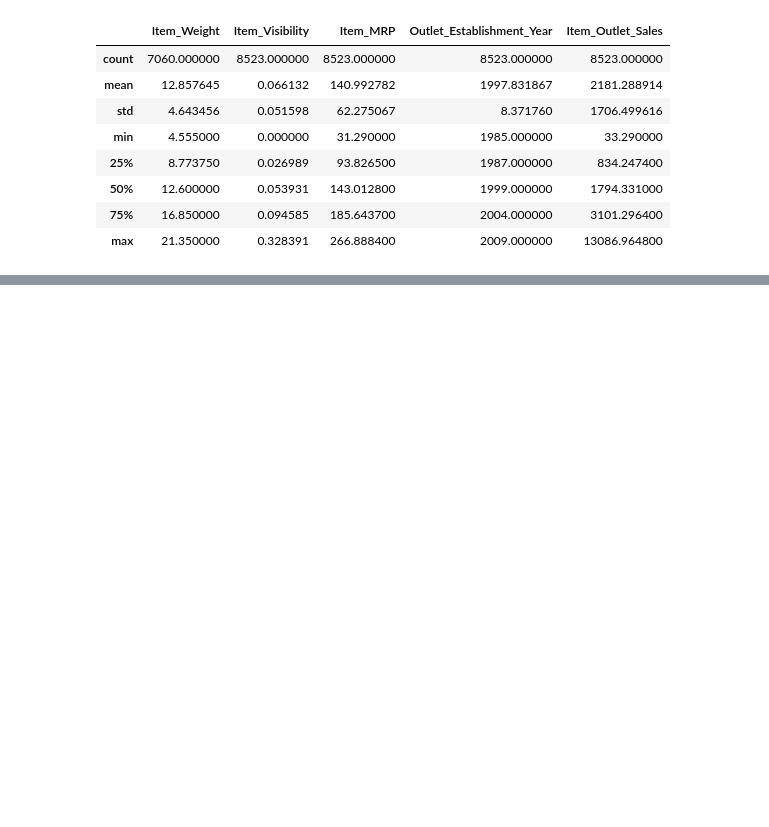
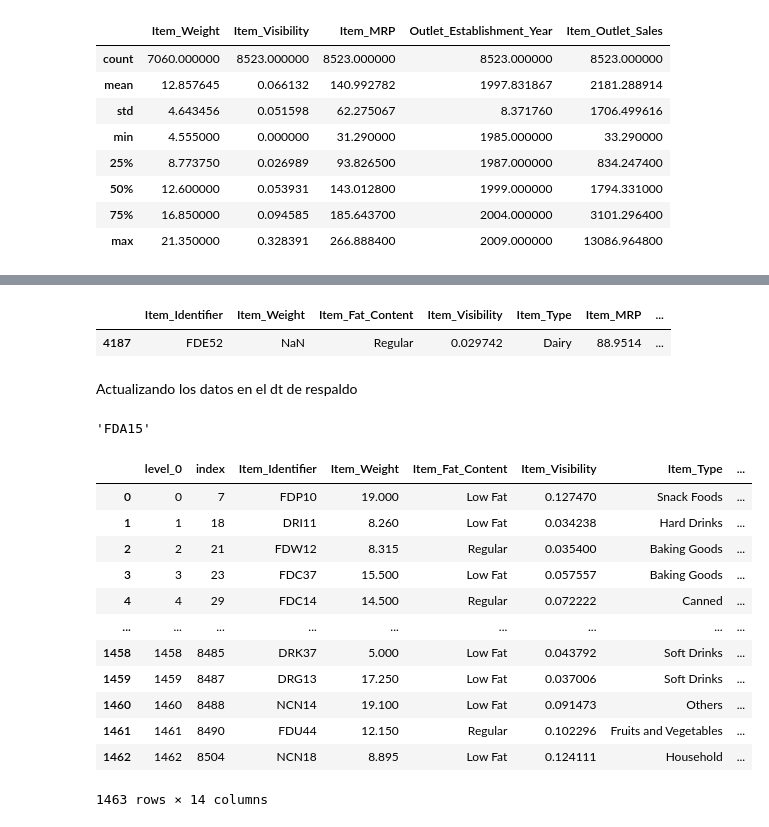
Before and after one commit to AlexUrtubia/prediccion_ventas_comida, a Jupyter notebook: Data_Cleaning.ipynb, the cells around one changed output, grey strips where cells are left out. Cells and saved outputs as stored; diff of their text form; code cells hidden in the pictures; blank space fills up the shorter version.

```diff
--- a/Data_Cleaning.ipynb
+++ b/Data_Cleaning.ipynb
@@ -64,0 +292,28 @@ df.describe()
+# %%
+df1[df['Item_Identifier']==df_weight_null_2.iloc[2,0]]
+# %% [output]
+|  | Item_Identifier | Item_Weight | Item_Fat_Content | Item_Visibility | Item_Type | Item_MRP | ... |
+| 4187 | FDE52 | NaN | Regular | 0.029742 | Dairy | 88.9514 | ... |
+# %% [markdown]
+Actualizando los datos en el dt de respaldo
+# %%
+df1.iloc[0,0]
+# %% [output]
+'FDA15'
+# %%
+# df_weight_null = df_weight_null.reset_index()
+df_weight_null
+# %% [output]
+|  | level_0 | index | Item_Identifier | Item_Weight | Item_Fat_Content | Item_Visibility | Item_Type | ... |
+| 0 | 0 | 7 | FDP10 | 19.000 | Low Fat | 0.127470 | Snack Foods | ... |
+| 1 | 1 | 18 | DRI11 | 8.260 | Low Fat | 0.034238 | Hard Drinks | ... |
+| 2 | 2 | 21 | FDW12 | 8.315 | Regular | 0.035400 | Baking Goods | ... |
+| 3 | 3 | 23 | FDC37 | 15.500 | Low Fat | 0.057557 | Baking Goods | ... |
+| 4 | 4 | 29 | FDC14 | 14.500 | Regular | 0.072222 | Canned | ... |
+| ... | ... | ... | ... | ... | ... | ... | ... | ... |
+| 1458 | 1458 | 8485 | DRK37 | 5.000 | Low Fat | 0.043792 | Soft Drinks | ... |
+| 1459 | 1459 | 8487 | DRG13 | 17.250 | Low Fat | 0.037006 | Soft Drinks | ... |
+| 1460 | 1460 | 8488 | NCN14 | 19.100 | Low Fat | 0.091473 | Others | ... |
+| 1461 | 1461 | 8490 | FDU44 | 12.150 | Regular | 0.102296 | Fruits and Vegetables | ... |
+| 1462 | 1462 | 8504 | NCN18 | 8.895 | Low Fat | 0.124111 | Household | ... |
+1463 rows × 14 columns
```
Also changed, not shown: parts of 33 cells of this notebook.
